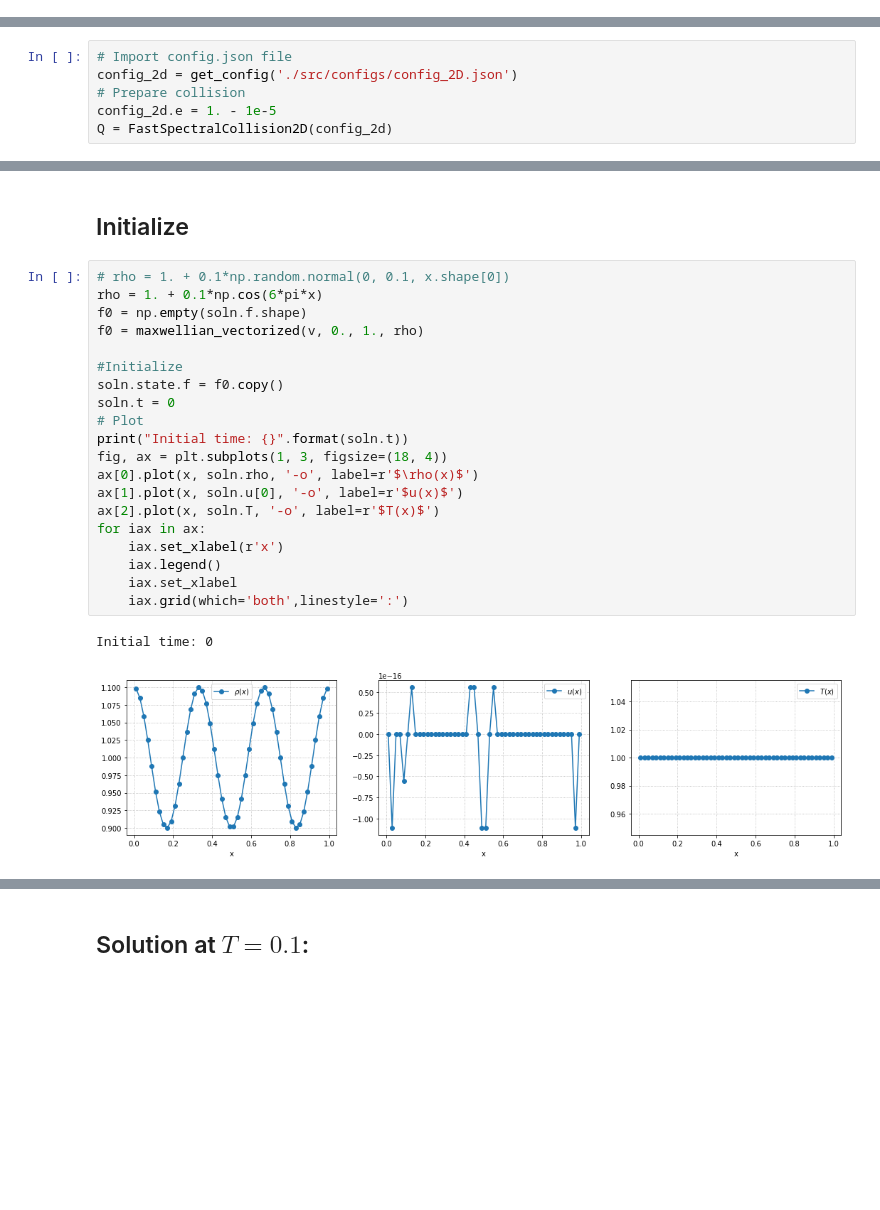
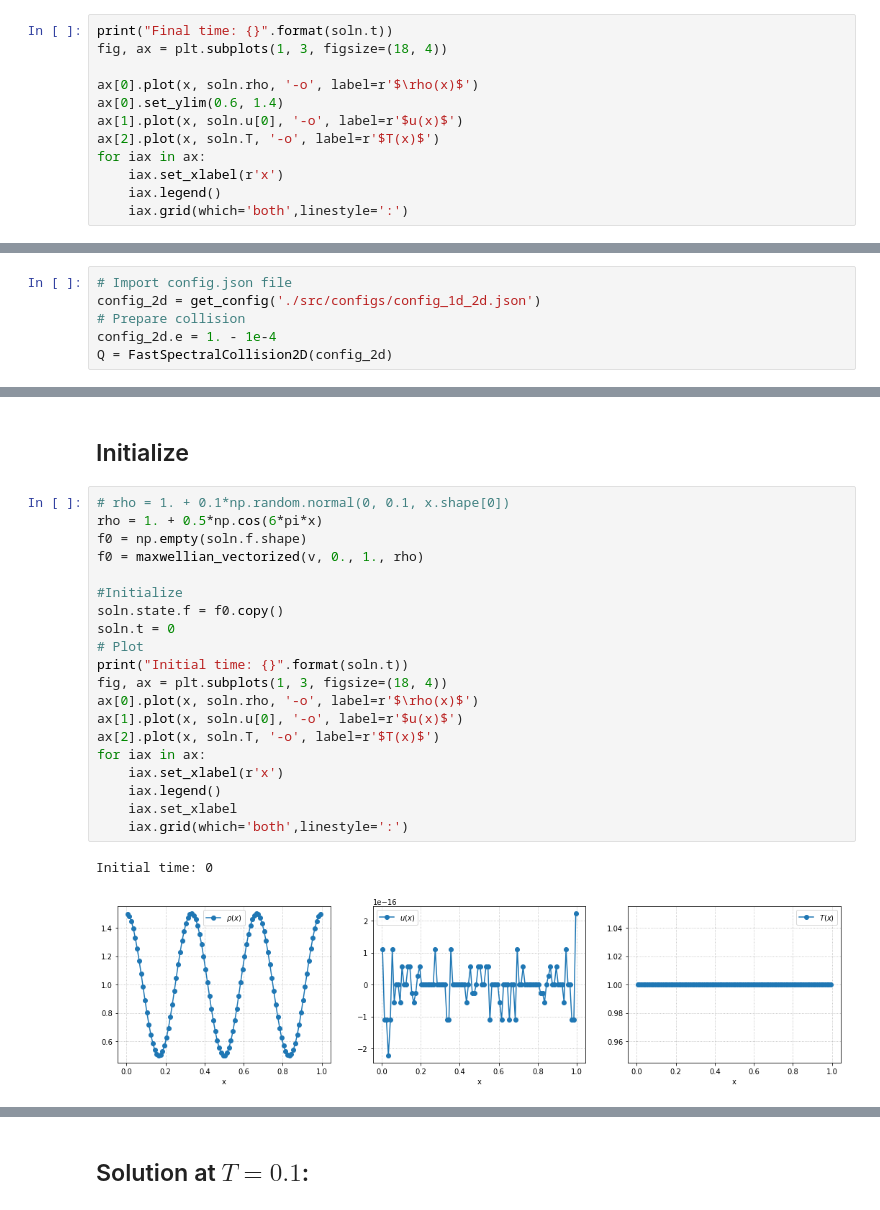
Before and after one commit to Mayuyu/proj-int-inelastic, a Jupyter notebook: main_test.ipynb, the cells around one changed output, grey strips where cells are left out. Cells and saved outputs as stored; diff of their text form; blank space fills up the shorter version.

```diff
--- a/main_test.ipynb
+++ b/main_test.ipynb
@@ -254,2 +254,14 @@ Initial time: 0.4; time step: 0.001
 
 $e = 0.8$
+# %%
+print("Final time: {}".format(soln.t))
+fig, ax = plt.subplots(1, 3, figsize=(18, 4))
+
+ax[0].plot(x, soln.rho, '-o', label=r'$\rho(x)$')
+ax[0].set_ylim(0.6, 1.4)
+ax[1].plot(x, soln.u[0], '-o', label=r'$u(x)$')
+ax[2].plot(x, soln.T, '-o', label=r'$T(x)$')
+for iax in ax:
+    iax.set_xlabel(r'x')
+    iax.legend()
+    iax.grid(which='both',linestyle=':')
@@ -325,9 +315,9 @@ def maxwellian_vectorized(v, u, T, rho):
     return rho[:,None,None]/(2*pi*T)*np.exp(-((v-u)[:,None]**2+v**2)/(2*T))
 # %%
 # Import config.json file
-config_2d = get_config('./src/configs/config_2D.json')
+config_2d = get_config('./src/configs/config_1d_2d.json')
 # Prepare collision
-config_2d.e = 1. - 1e-5
+config_2d.e = 1. - 1e-4
 Q = FastSpectralCollision2D(config_2d)
 # %%
 soln = Solution(config_2d)
@@ -337,27 +327,27 @@ x, v = x[:,0,0], v[0,:,0]
 ## Initialize
 # %%
 # rho = 1. + 0.1*np.random.normal(0, 0.1, x.shape[0])
-rho = 1. + 0.1*np.cos(6*pi*x)
+rho = 1. + 0.5*np.cos(6*pi*x)
 f0 = np.empty(soln.f.shape)
 f0 = maxwellian_vectorized(v, 0., 1., rho)
 
 #Initialize
 soln.state.f = f0.copy()
 soln.t = 0
 # Plot
 print("Initial time: {}".format(soln.t))
 fig, ax = plt.subplots(1, 3, figsize=(18, 4))
 ax[0].plot(x, soln.rho, '-o', label=r'$\rho(x)$')
 ax[1].plot(x, soln.u[0], '-o', label=r'$u(x)$')
 ax[2].plot(x, soln.T, '-o', label=r'$T(x)$')
 for iax in ax:
     iax.set_xlabel(r'x')
     iax.legend()
     iax.set_xlabel
     iax.grid(which='both',linestyle=':')
 # %% [output]
 Initial time: 0
-[figure, old version]
+[figure, new version]
 # %%
 solver = BoltzmannSolver1D(1e-5)
 
```
Also changed, not shown: parts of 17 cells of this notebook.
